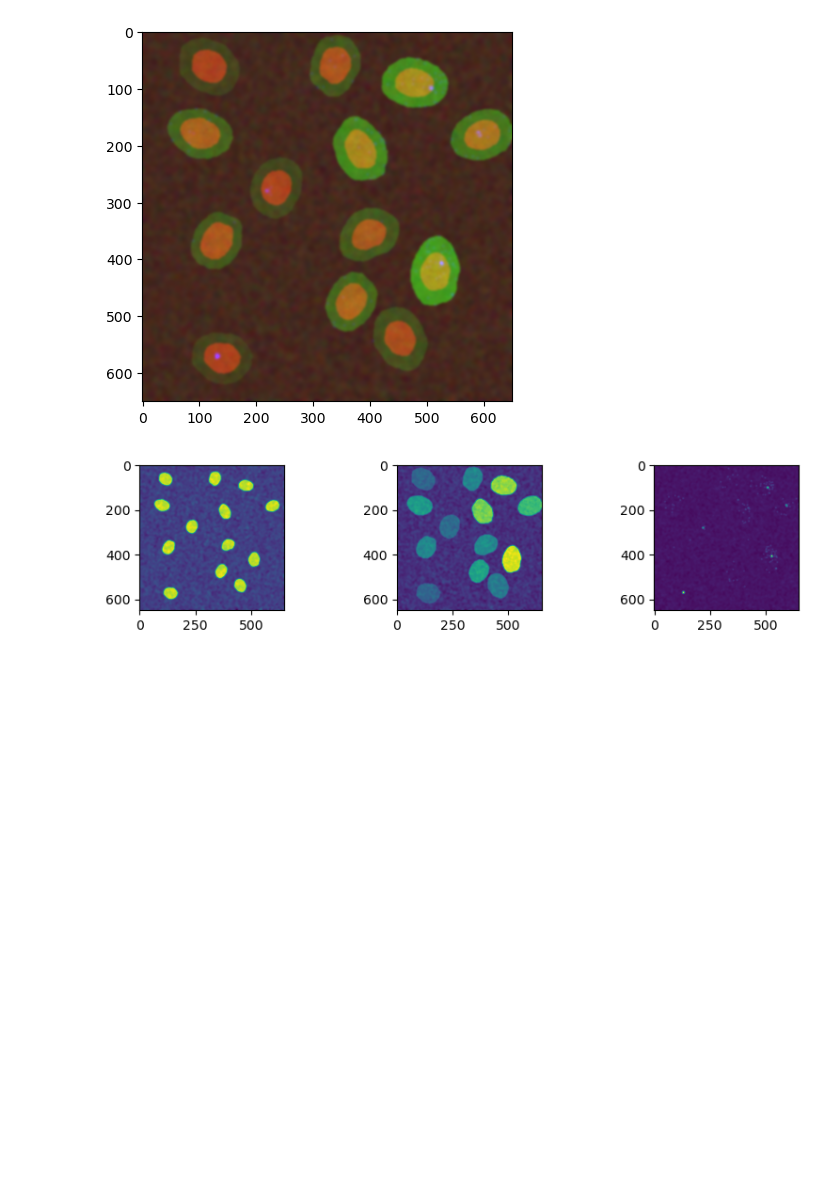
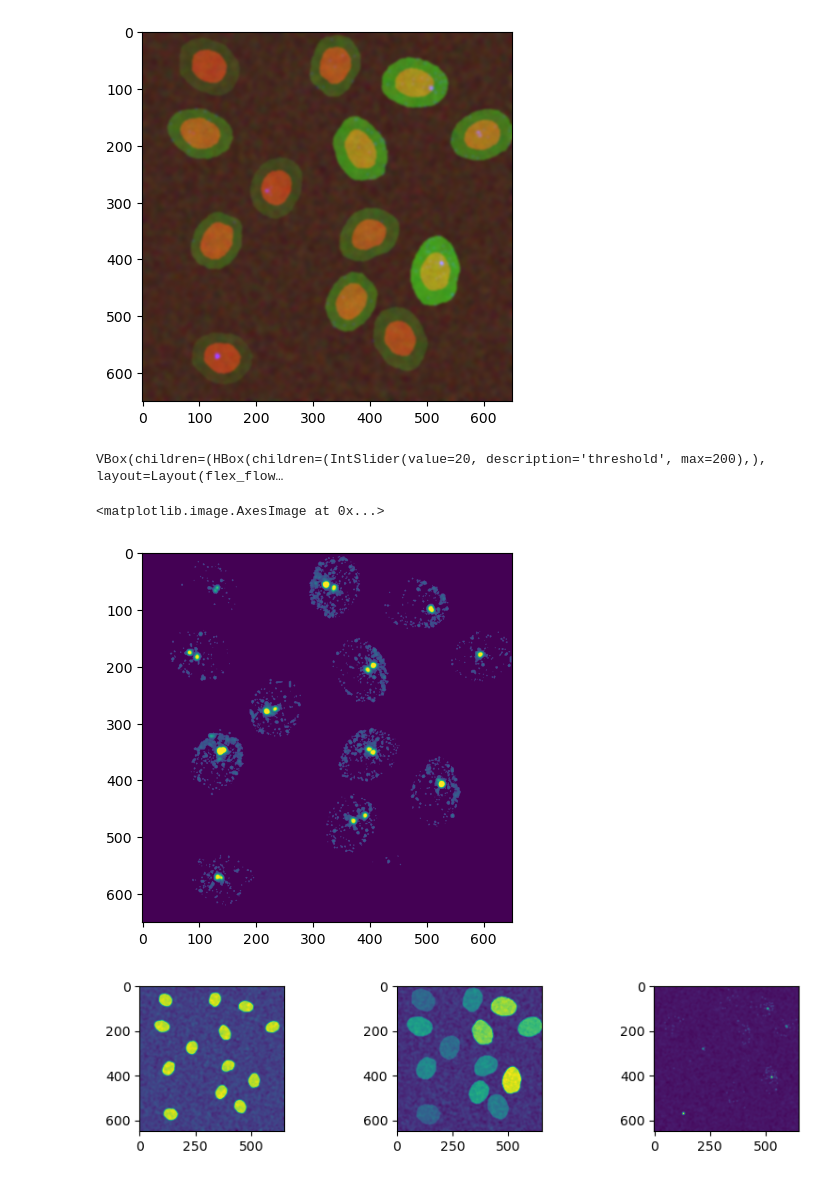
Before and after one commit to MunskyGroup/UQbio2024_Team2, a Jupyter notebook: 0604summary.ipynb, the cells around one changed output. Cells and saved outputs as stored; diff of their text form; code cells hidden in the pictures; blank space fills up the shorter version.

```diff
--- a/0604summary.ipynb
+++ b/0604summary.ipynb
@@ -39,3 +37,29 @@ np.max()
+# %%
+# Thresholding the mRNA image
+def viewer(threshold=50):
+    test_image = np.max(img_0[0][:,:,:,2], axis=0)
+    mask_image = np.zeros(test_image.shape)
+    mask_image[test_image>threshold] = 255
+    f,ax = plt.subplots()
+    ax.imshow(mask_image, cmap='Greys')
+    plt.show()
+
+interactive_plot = interactive(viewer,threshold = widgets.IntSlider(min=0,max=200,step=1,value=20,description='threshold'))
+controls = HBox(interactive_plot.children[:-1], layout = Layout(flex_flow='row wrap'))
+output = interactive_plot.children[-1]
+
+# Display the controls and output as an interactive widget
+display(VBox([controls, output]))
+# %% [output]
+VBox(children=(HBox(children=(IntSlider(value=20, description='threshold', max=200),), layout=Layout(flex_flow…
+# %%
+img_site = np.max(img_0[0][:,:,:,2], axis=0)
+img_site_pos = img_site[img_site >= np.mean(img_site)]
+img_site = img_site*(img_site >= np.mean(img_site_pos))
+plt.imshow(img_site)
+# %% [output]
+<matplotlib.image.AxesImage at 0x...>
+[figure, added]
 # %%
 fig, ax = plt.subplots(1,3, figsize=(10,2))
 colors = ['red', 'green', 'blue']
```
Also changed, not shown: parts of 9 cells of this notebook.
